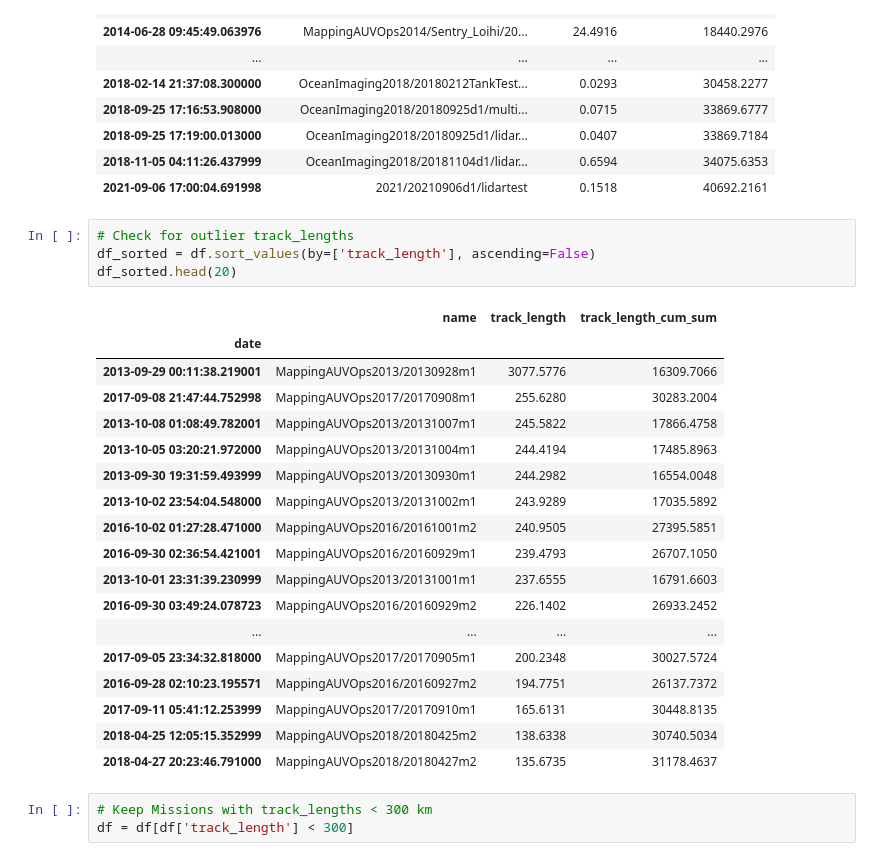
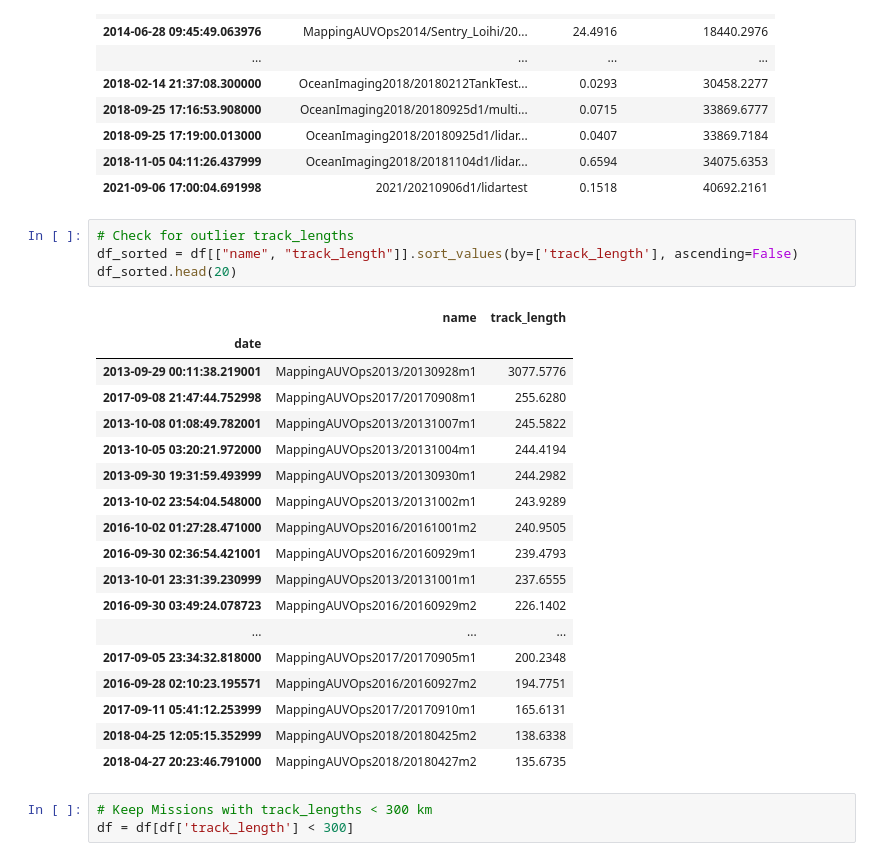
Before and after one commit to mbari-org/SeafloorMappingDB, a Jupyter notebook: smdb/notebooks/1.0-mpm-track_lengths.ipynb, the cells around one changed output. Cells and saved outputs as stored; diff of their text form.

Commit message:
Remove track_length_cum_sum column from track_length sorted df

```diff
--- a/smdb/notebooks/1.0-mpm-track_lengths.ipynb
+++ b/smdb/notebooks/1.0-mpm-track_lengths.ipynb
@@ -119,27 +119,27 @@ Removing these 34 non-MBARI and test Missions:
 | 2021-09-06 17:00:04.691998 | 2021/20210906d1/lidartest | 0.1518 | 40692.2161 |
 # %%
 # Check for outlier track_lengths
-df_sorted = df.sort_values(by=['track_length'], ascending=False)
+df_sorted = df[["name", "track_length"]].sort_values(by=['track_length'], ascending=False)
 df_sorted.head(20)
 # %% [output]
-|  | name | track_length | track_length_cum_sum |
-| date |  |  |  |
-| 2013-09-29 00:11:38.219001 | MappingAUVOps2013/20130928m1 | 3077.5776 | 16309.7066 |
-| 2017-09-08 21:47:44.752998 | MappingAUVOps2017/20170908m1 | 255.6280 | 30283.2004 |
-| 2013-10-08 01:08:49.782001 | MappingAUVOps2013/20131007m1 | 245.5822 | 17866.4758 |
-| 2013-10-05 03:20:21.972000 | MappingAUVOps2013/20131004m1 | 244.4194 | 17485.8963 |
-| 2013-09-30 19:31:59.493999 | MappingAUVOps2013/20130930m1 | 244.2982 | 16554.0048 |
-| 2013-10-02 23:54:04.548000 | MappingAUVOps2013/20131002m1 | 243.9289 | 17035.5892 |
-| 2016-10-02 01:27:28.471000 | MappingAUVOps2016/20161001m2 | 240.9505 | 27395.5851 |
-| 2016-09-30 02:36:54.421001 | MappingAUVOps2016/20160929m1 | 239.4793 | 26707.1050 |
-| 2013-10-01 23:31:39.230999 | MappingAUVOps2013/20131001m1 | 237.6555 | 16791.6603 |
-| 2016-09-30 03:49:24.078723 | MappingAUVOps2016/20160929m2 | 226.1402 | 26933.2452 |
-| ... | ... | ... | ... |
-| 2017-09-05 23:34:32.818000 | MappingAUVOps2017/20170905m1 | 200.2348 | 30027.5724 |
-| 2016-09-28 02:10:23.195571 | MappingAUVOps2016/20160927m2 | 194.7751 | 26137.7372 |
-| 2017-09-11 05:41:12.253999 | MappingAUVOps2017/20170910m1 | 165.6131 | 30448.8135 |
-| 2018-04-25 12:05:15.352999 | MappingAUVOps2018/20180425m2 | 138.6338 | 30740.5034 |
-| 2018-04-27 20:23:46.791000 | MappingAUVOps2018/20180427m2 | 135.6735 | 31178.4637 |
+|  | name | track_length |
+| date |  |  |
+| 2013-09-29 00:11:38.219001 | MappingAUVOps2013/20130928m1 | 3077.5776 |
+| 2017-09-08 21:47:44.752998 | MappingAUVOps2017/20170908m1 | 255.6280 |
+| 2013-10-08 01:08:49.782001 | MappingAUVOps2013/20131007m1 | 245.5822 |
+| 2013-10-05 03:20:21.972000 | MappingAUVOps2013/20131004m1 | 244.4194 |
+| 2013-09-30 19:31:59.493999 | MappingAUVOps2013/20130930m1 | 244.2982 |
+| 2013-10-02 23:54:04.548000 | MappingAUVOps2013/20131002m1 | 243.9289 |
+| 2016-10-02 01:27:28.471000 | MappingAUVOps2016/20161001m2 | 240.9505 |
+| 2016-09-30 02:36:54.421001 | MappingAUVOps2016/20160929m1 | 239.4793 |
+| 2013-10-01 23:31:39.230999 | MappingAUVOps2013/20131001m1 | 237.6555 |
+| 2016-09-30 03:49:24.078723 | MappingAUVOps2016/20160929m2 | 226.1402 |
+| ... | ... | ... |
+| 2017-09-05 23:34:32.818000 | MappingAUVOps2017/20170905m1 | 200.2348 |
+| 2016-09-28 02:10:23.195571 | MappingAUVOps2016/20160927m2 | 194.7751 |
+| 2017-09-11 05:41:12.253999 | MappingAUVOps2017/20170910m1 | 165.6131 |
+| 2018-04-25 12:05:15.352999 | MappingAUVOps2018/20180425m2 | 138.6338 |
+| 2018-04-27 20:23:46.791000 | MappingAUVOps2018/20180427m2 | 135.6735 |
 # %%
 # Keep Missions with track_lengths < 300 km
 df = df[df['track_length'] < 300]
```
